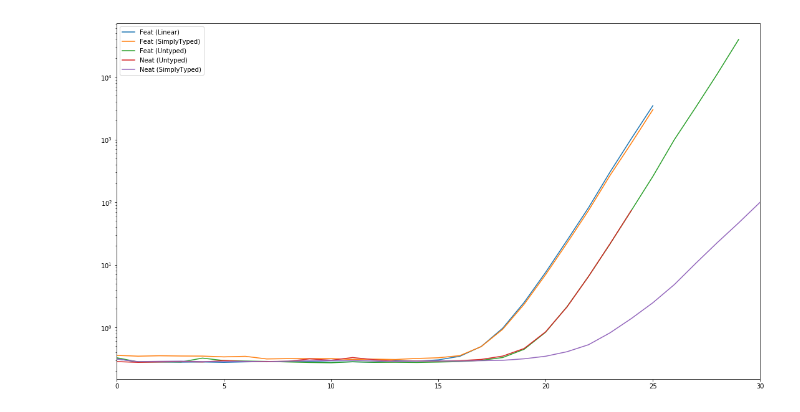
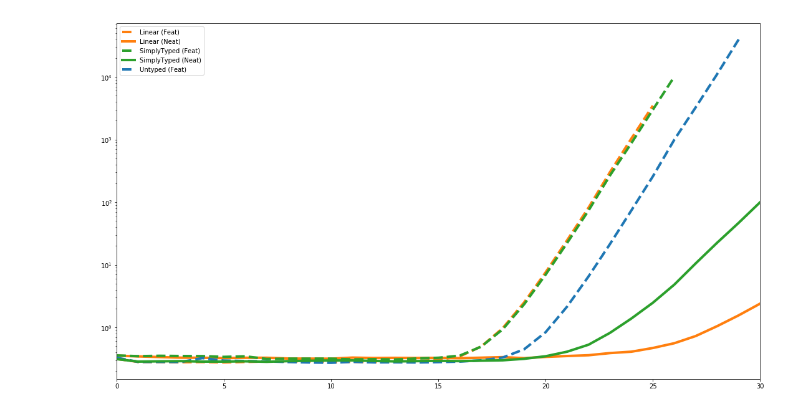
Before and after one commit to wenkokke/eleanor, a Jupyter notebook: benchmarks.ipynb, the cells around one changed output. Drawn from its saved outputs; the diff is of its cells as text; code cells hidden in the pictures.

```diff
--- a/benchmarks.ipynb
+++ b/benchmarks.ipynb
@@ -14,25 +14,32 @@ parser.add_option("--strategy", dest="strategy");
 # %%
 Benchmark = collections.namedtuple('Benchmark', ['name', 'size', 'time'])
 # %%
+name2opts = {}
 benchmarks = collections.defaultdict(lambda: [])
 for log in glob.glob('benchmarks/*.log'):
     with open(log, 'r') as logfile:
         reader = csv.reader(logfile)
         for benchmark in reader:
             opts = parser.parse_args(benchmark[0].split())[0]
-            name = "{} ({})".format(opts.strategy, opts.system)
+            name = "{} ({})".format(opts.system, opts.strategy)
+            name2opts[name] = opts
             size = int(benchmark[1])
             time = float(benchmark[2])
             benchmarks[name].append(Benchmark(name, size, time))
 # %%
+linecolor = {'Untyped':'C0', 'SimplyTyped':'C2', 'Linear':'C1'}
+linestyle = {'Feat':'--', 'Neat':'-'}
+
 for label, data in benchmarks.items():
     data.sort(key=lambda b: b.size)
     data = [benchmark.time for benchmark in data]
-    plt.plot(data, label=label)
+    line = linecolor[name2opts[label].system] + linestyle[name2opts[label].strategy]
+    plt.plot(data, line, label=label, linewidth=4)
 plt.xlim(0,30)
 plt.gcf().set_size_inches(18.5, 10.5)
 plt.gca().set_yscale('log')
-plt.legend(loc='upper left')
+labels = zip(*sorted(list(zip(*plt.gca().get_legend_handles_labels())),key=lambda x: x[1]))
+plt.legend(*labels, loc='upper left')
 plt.show()
 # %% [output]
-[figure, old version]
+[figure, new version]
```
Also changed, not shown: 4 other files.
